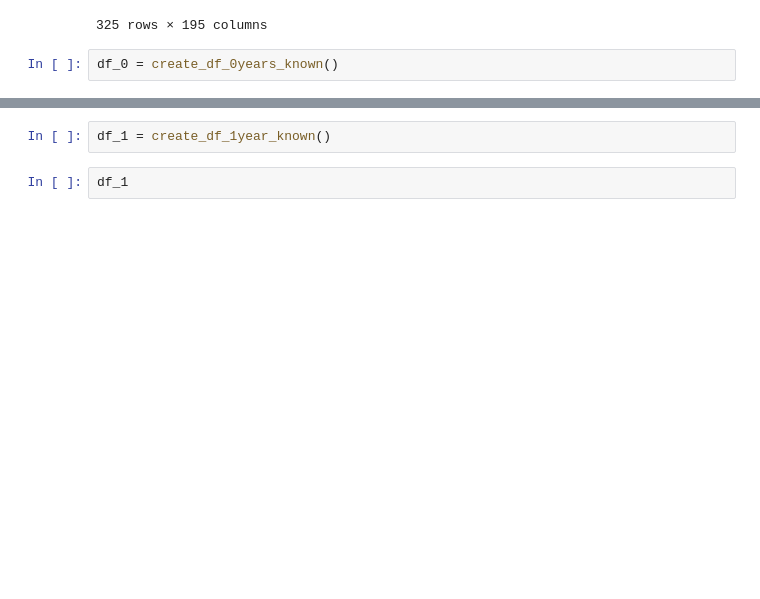
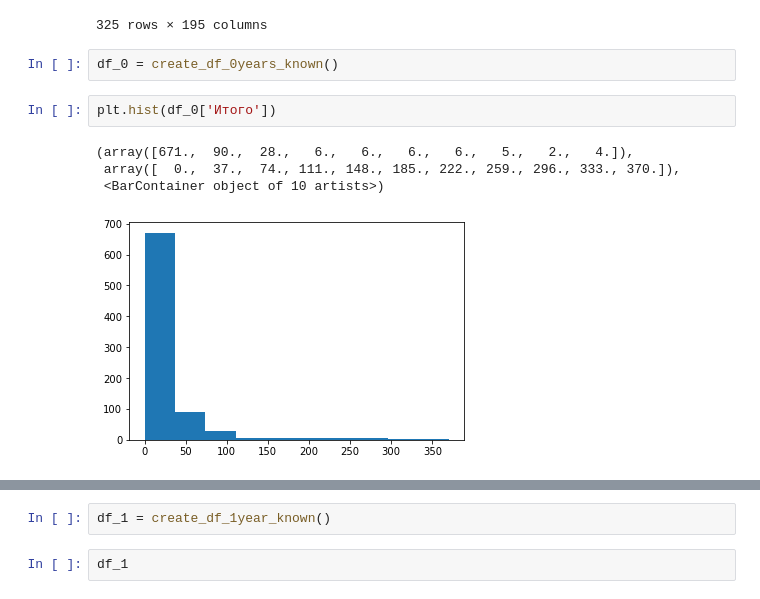
Before and after one commit to YurchenkoPO/McKinsey_Severstal_Hack_2022, a Jupyter notebook: notebooks/leha.ipynb, the cells around one changed output, grey strips where cells are left out. Drawn from its saved outputs; the diff is of its cells as text; blank space fills up the shorter version.

```diff
--- a/notebooks/leha.ipynb
+++ b/notebooks/leha.ipynb
@@ -24,3 +25,10 @@ df_2years_known
 325 rows × 195 columns
 # %%
 df_0 = create_df_0years_known()
+# %%
+plt.hist(df_0['Итого'])
+# %% [output]
+(array([671.,  90.,  28.,   6.,   6.,   6.,   6.,   5.,   2.,   4.]),
+ array([  0.,  37.,  74., 111., 148., 185., 222., 259., 296., 333., 370.]),
+ <BarContainer object of 10 artists>)
+[figure, added]
```
Also changed, not shown: parts of 9 cells of this notebook, 1 other file.
